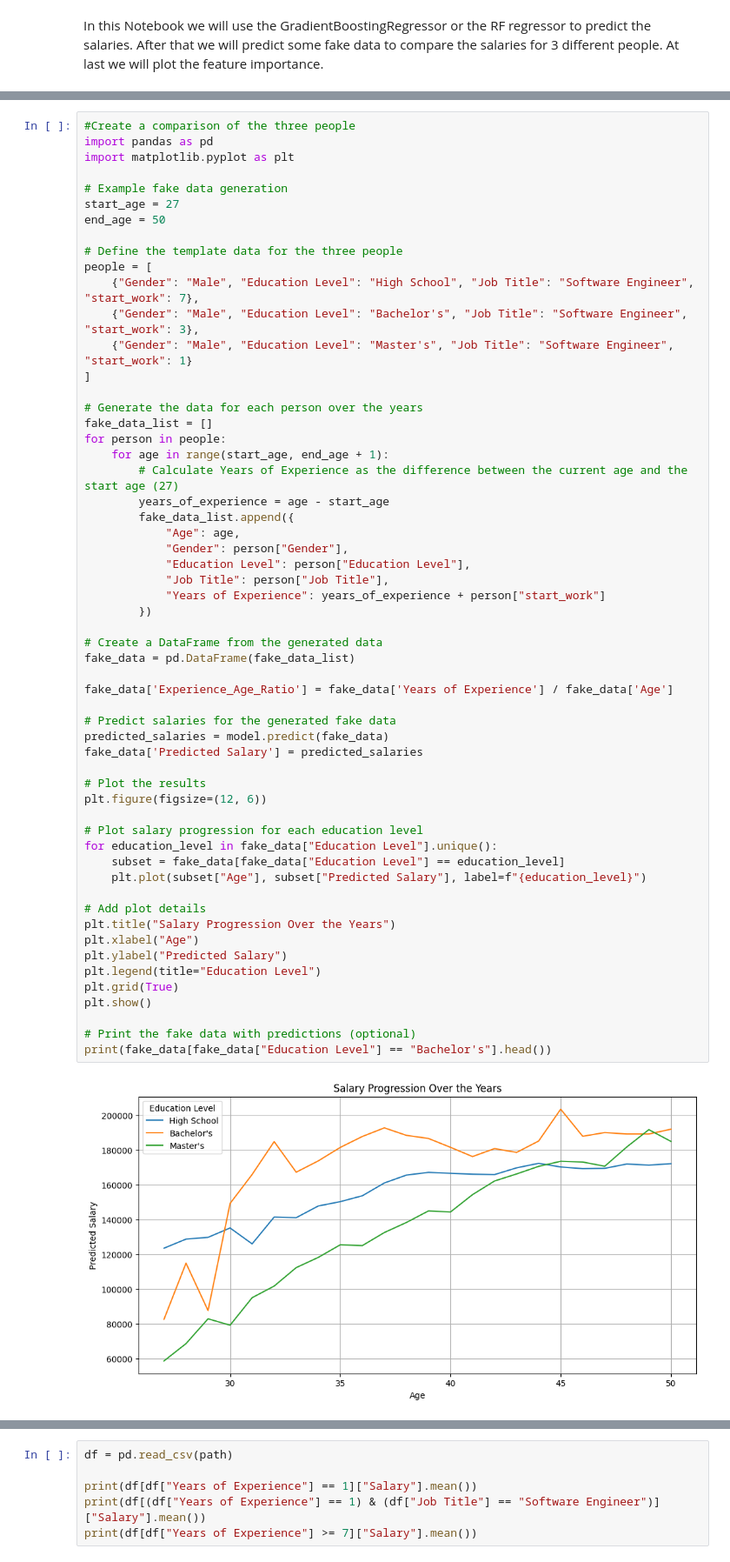
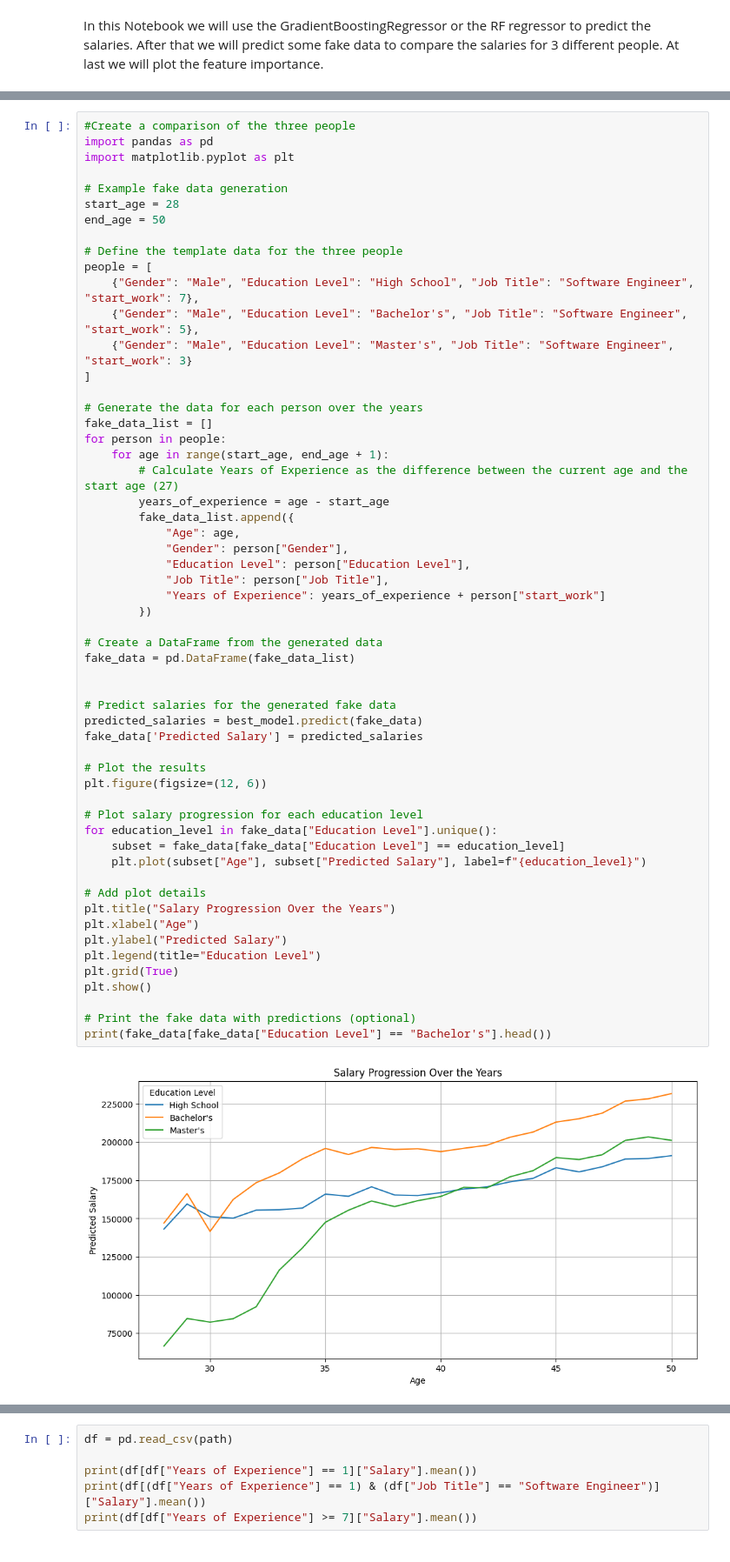
Before and after one commit to CarloRobbiani/ml_project, a Jupyter notebook: Salary new dataset/fake_data_pred.ipynb, the cells around one changed output, grey strips where cells are left out. Shown at 87% size. Saved outputs shown, nothing was run; the diff lists cells and outputs as text.

```diff
--- a/Salary new dataset/fake_data_pred.ipynb
+++ b/Salary new dataset/fake_data_pred.ipynb
@@ -101,14 +139,14 @@ import pandas as pd
 import matplotlib.pyplot as plt
 
 # Example fake data generation
-start_age = 27
+start_age = 28
 end_age = 50
 
 # Define the template data for the three people
 people = [
     {"Gender": "Male", "Education Level": "High School", "Job Title": "Software Engineer", "start_work": 7},
-    {"Gender": "Male", "Education Level": "Bachelor's", "Job Title": "Software Engineer", "start_work": 3},
-    {"Gender": "Male", "Education Level": "Master's", "Job Title": "Software Engineer", "start_work": 1}
+    {"Gender": "Male", "Education Level": "Bachelor's", "Job Title": "Software Engineer", "start_work": 5},
+    {"Gender": "Male", "Education Level": "Master's", "Job Title": "Software Engineer", "start_work": 3}
 ]
 
 # Generate the data for each person over the years
@@ -124,34 +162,33 @@ for person in people:
             "Job Title": person["Job Title"],
             "Years of Experience": years_of_experience + person["start_work"]
         })
 
 # Create a DataFrame from the generated data
 fake_data = pd.DataFrame(fake_data_list)
 
-fake_data['Experience_Age_Ratio'] = fake_data['Years of Experience'] / fake_data['Age']
 
 # Predict salaries for the generated fake data
-predicted_salaries = model.predict(fake_data)
+predicted_salaries = best_model.predict(fake_data)
 fake_data['Predicted Salary'] = predicted_salaries
 
 # Plot the results
 plt.figure(figsize=(12, 6))
 
 # Plot salary progression for each education level
 for education_level in fake_data["Education Level"].unique():
     subset = fake_data[fake_data["Education Level"] == education_level]
     plt.plot(subset["Age"], subset["Predicted Salary"], label=f"{education_level}")
 
 # Add plot details
 plt.title("Salary Progression Over the Years")
 plt.xlabel("Age")
 plt.ylabel("Predicted Salary")
 plt.legend(title="Education Level")
 plt.grid(True)
 plt.show()
 
 # Print the fake data with predictions (optional)
 print(fake_data[fake_data["Education Level"] == "Bachelor's"].head())
 # %% [output]
-[figure, old version]
+[figure, new version]
     Age Gender Education Level          Job Title  Years of Experience  \
```
Also changed, not shown: parts of 3 cells of this notebook.
